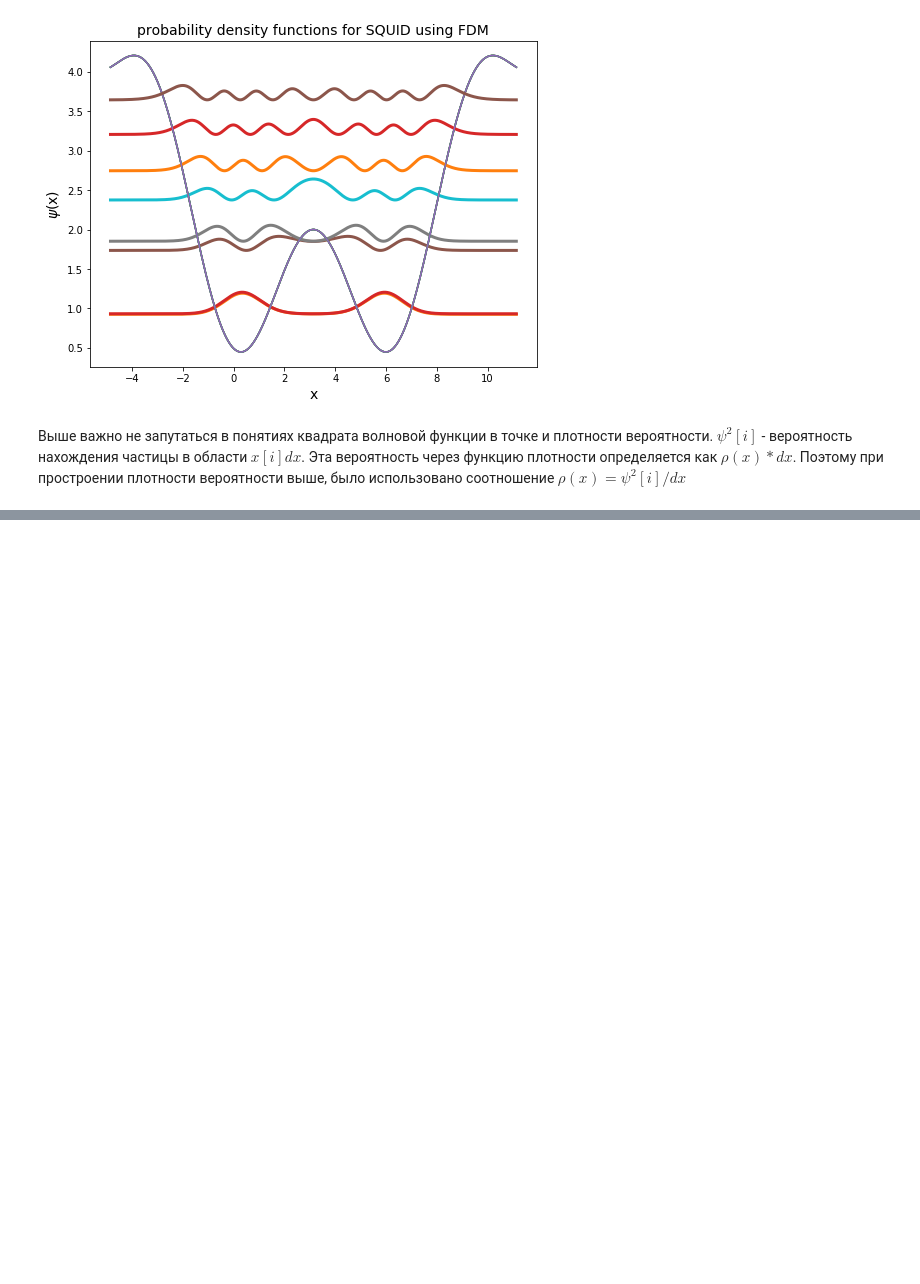
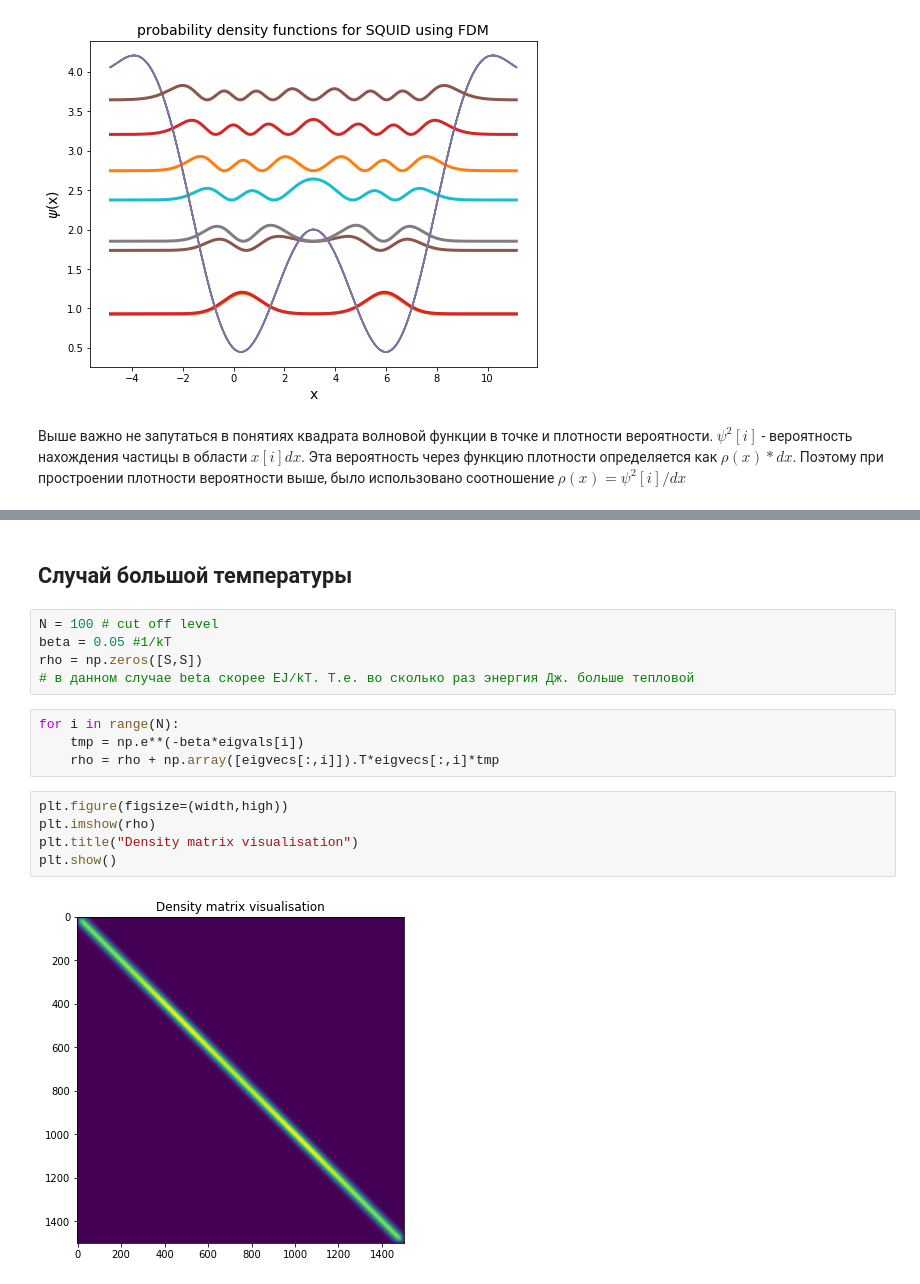
Before and after one commit to Gorchavkina/diplomawork, a Jupyter notebook: FDM for SQUID potential.ipynb, the cells around one changed output, grey strips where cells are left out. Cells and saved outputs as stored; diff of their text form; blank space fills up the shorter version.

```diff
--- a/FDM for SQUID potential.ipynb
+++ b/FDM for SQUID potential.ipynb
@@ -123,0 +130,18 @@ plt.show()
+# %% [markdown]
+## Случай большой температуры
+# %%
+N = 100 # cut off level
+beta = 0.05 #1/kT
+rho = np.zeros([S,S])
+# в данном случае beta скорее EJ/kT. Т.е. во сколько раз энергия Дж. больше тепловой
+# %%
+for i in range(N):
+    tmp = np.e**(-beta*eigvals[i])
+    rho = rho + np.array([eigvecs[:,i]]).T*eigvecs[:,i]*tmp
+# %%
+plt.figure(figsize=(width,high))
+plt.imshow(rho)
+plt.title("Density matrix visualisation")
+plt.show()
+# %% [output]
+[figure, added]
```
Also changed, not shown: parts of 4 cells of this notebook.
